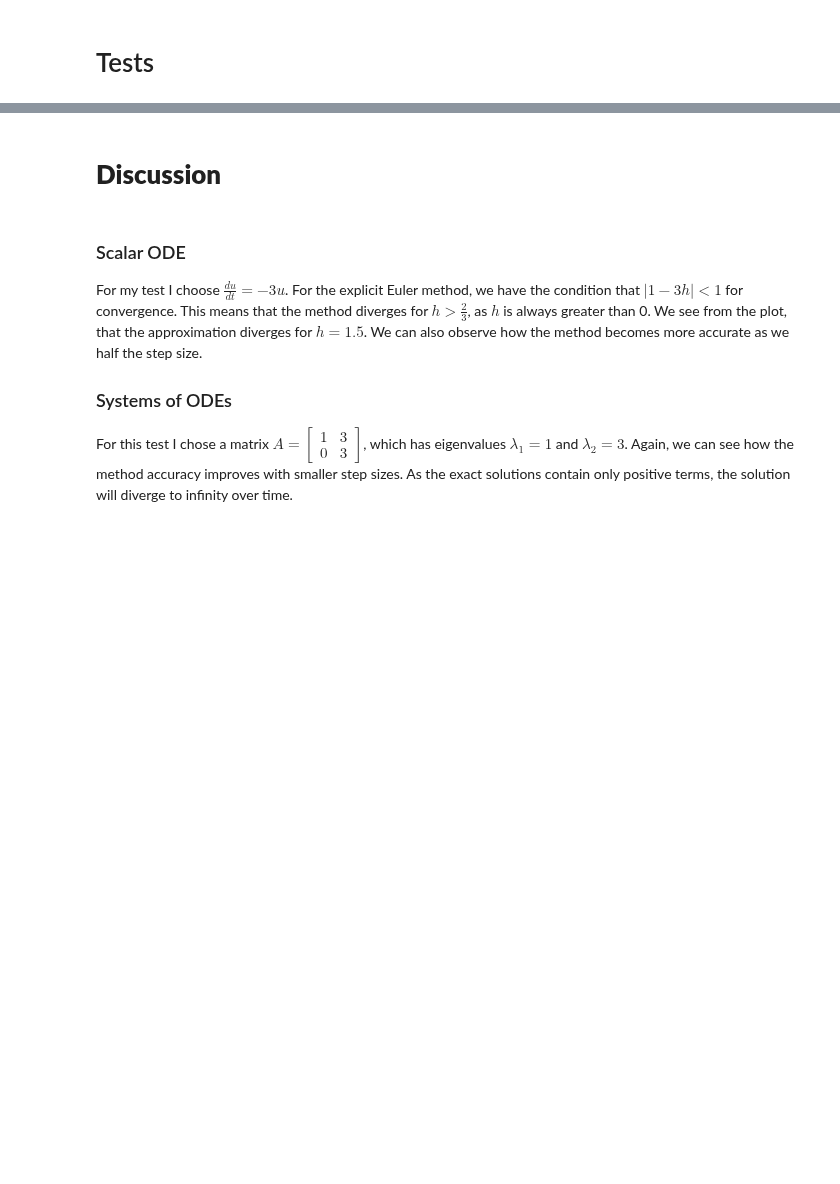
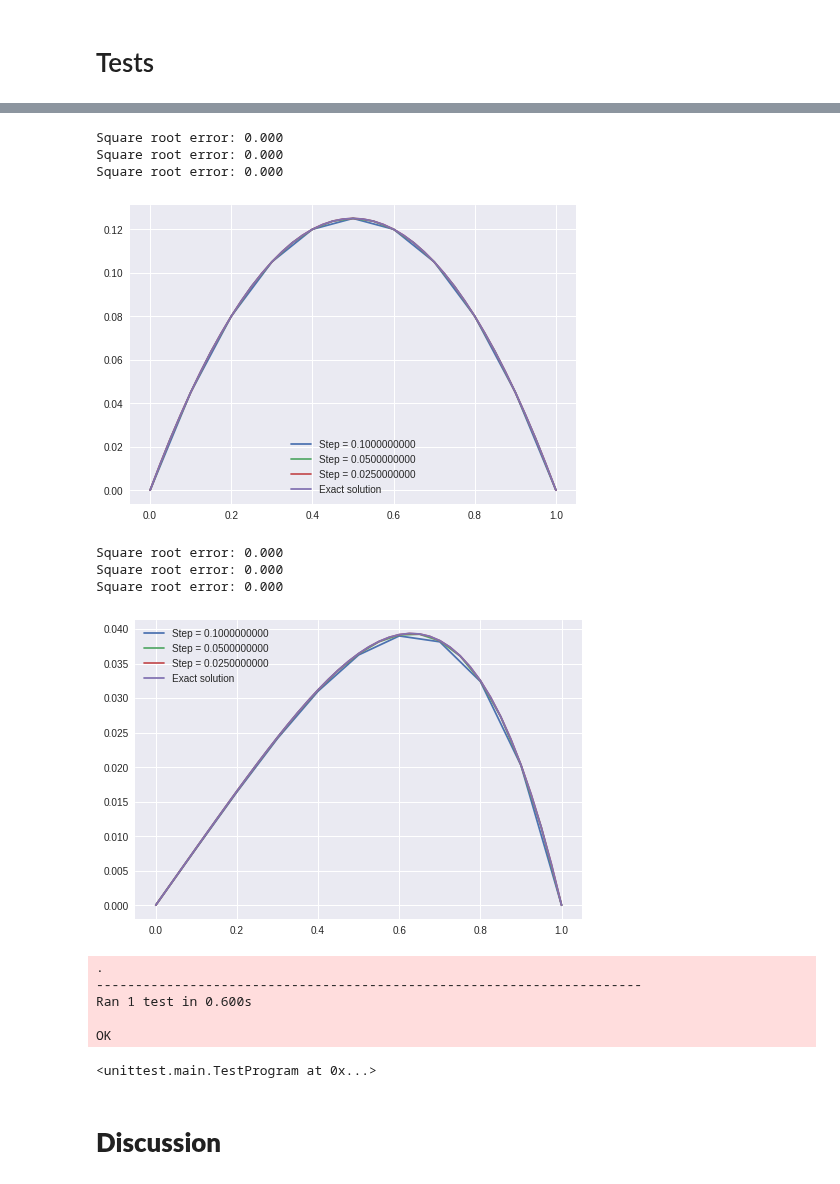
Before and after one commit to johanhoffman/DD2363-VT19, a Jupyter notebook: Lab-6/tedwards_lab6.ipynb, the cells around one changed output, grey strips where cells are left out. Saved outputs shown, nothing was run; the diff lists cells and outputs as text; code cells hidden in the pictures; blank space fills up the shorter version.

```diff
--- a/Lab-6/tedwards_lab6.ipynb
+++ b/Lab-6/tedwards_lab6.ipynb
@@ -159,8 +79,55 @@ OK
+# %%
+class Lab5FunctionsTest(unittest.TestCase):
+
+    def tests(self):
+        # BVP: -u'' = f = 1, u(0) = u(1) = 0
+        f1 = lambda x: 1
+        exact_sol = lambda x: -0.5*x**2 + 0.5*x
+        step_size = [0.1,0.05,0.025]
+        plt.figure(1)
+        for h in step_size:
+            xv = np.arange(0.0,1.0+h,h)
+            tmp_fem_sol = FEM_1d(f1,xv)
+            sqrt_err = sum([ (exact_sol(xv[x])-tmp_fem_sol[x])**2 for x in range(xv.size) ])
+            print("Square root error: %.3f" % sqrt_err)
+            plt.plot(xv,tmp_fem_sol,label="Step = %.10f" % (h))
+            if h == step_size[-1]:
+                exact_y = [exact_sol(x) for x in xv]
+                plt.plot(xv,exact_y,label="Exact solution")
+        plt.legend()
+        plt.show()
+
+        # BVP: -u'' = f = x^2, u(0) = u(1) = 0
+        f2 = lambda x: x**2
+        exact_sol = lambda x: (1.0/12.0) * (x - x**4)
+        step_size = [0.1,0.05,0.025]
+        plt.figure(1)
+        for h in step_size:
+            xv = np.arange(0.0,1.0+h,h)
+            tmp_fem_sol = FEM_1d(f2,xv)
+            sqrt_err = sum([ (exact_sol(xv[x])-tmp_fem_sol[x])**2 for x in range(xv.size) ])
+            print("Square root error: %.3f" % sqrt_err)
+            plt.plot(xv,tmp_fem_sol,label="Step = %.10f" % (h))
+            if h == step_size[-1]:
+                exact_y = [exact_sol(x) for x in xv]
+                plt.plot(xv,exact_y,label="Exact solution")
+        plt.legend()
+        plt.show()
+unittest.main(argv=['first-arg-is-ignored'], exit=False)
+# %% [output]
+Square root error: 0.000
+Square root error: 0.000
+Square root error: 0.000
+[figure, added]
+Square root error: 0.000
+Square root error: 0.000
+Square root error: 0.000
+[figure, added]
+.
+----------------------------------------------------------------------
+Ran 1 test in 0.600s
+
+OK
+<unittest.main.TestProgram at 0x...>
 # %% [markdown]
 # **Discussion**
-# %% [markdown]
-### Scalar ODE
-For my test I choose $\frac{du}{dt}=-3u$. For the explicit Euler method, we have the condition that $|1-3h| < 1$ for convergence. This means that the method diverges for $h > \frac{2}{3}$, as $h$ is always greater than 0. We see from the plot, that the approximation diverges for $h=1.5$.  We can also observe how the method becomes more accurate as we half the step size.
-
-### Systems of ODEs
-For this test I chose a matrix $A = \begin{bmatrix} 1 & 3 \\ 0 & 3\end{bmatrix}$, which has eigenvalues $\lambda_1 = 1$ and $\lambda_2 = 3$. Again, we can see how the method accuracy improves with smaller step sizes. As the exact solutions contain only positive terms, the solution will diverge to infinity over time.
```
Also changed, not shown: parts of 16 cells of this notebook.
